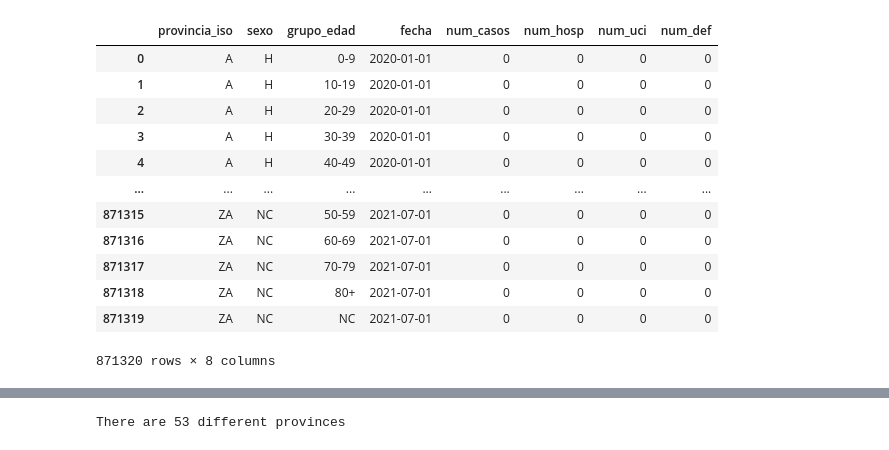
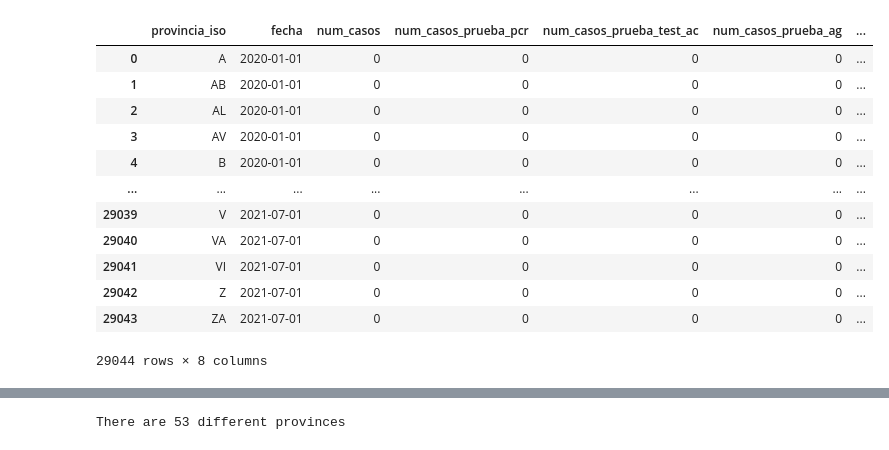
Before and after one commit to Pierre-mulliez1/predict_covid, a Jupyter notebook: EDA.ipynb, the cells around one changed output, grey strips where cells are left out. Saved outputs shown, nothing was run; the diff lists cells and outputs as text; code cells hidden in the pictures.

```diff
--- a/EDA.ipynb
+++ b/EDA.ipynb
@@ -18,22 +18,22 @@ df2 = pd.read_csv(DATA_PATH, parse_dates=["fecha"])
 #check origin file
 #DATA_PATH = os.path.join(DIRECTORY_WHERE_THIS_FILE_IS, "data/movement.xls")
 #df3 = pd.read_excel(DATA_PATH)
-# %%
-df2
-# %% [output]
-|  | provincia_iso | sexo | grupo_edad | fecha | num_casos | num_hosp | num_uci | num_def |
-| 0 | A | H | 0-9 | 2020-01-01 | 0 | 0 | 0 | 0 |
-| 1 | A | H | 10-19 | 2020-01-01 | 0 | 0 | 0 | 0 |
-| 2 | A | H | 20-29 | 2020-01-01 | 0 | 0 | 0 | 0 |
-| 3 | A | H | 30-39 | 2020-01-01 | 0 | 0 | 0 | 0 |
-| 4 | A | H | 40-49 | 2020-01-01 | 0 | 0 | 0 | 0 |
-| ... | ... | ... | ... | ... | ... | ... | ... | ... |
-| 871315 | ZA | NC | 50-59 | 2021-07-01 | 0 | 0 | 0 | 0 |
-| 871316 | ZA | NC | 60-69 | 2021-07-01 | 0 | 0 | 0 | 0 |
-| 871317 | ZA | NC | 70-79 | 2021-07-01 | 0 | 0 | 0 | 0 |
-| 871318 | ZA | NC | 80+ | 2021-07-01 | 0 | 0 | 0 | 0 |
-| 871319 | ZA | NC | NC | 2021-07-01 | 0 | 0 | 0 | 0 |
-871320 rows × 8 columns
+# %%
+df1
+# %% [output]
+|  | provincia_iso | fecha | num_casos | num_casos_prueba_pcr | num_casos_prueba_test_ac | num_casos_prueba_ag | ... |
+| 0 | A | 2020-01-01 | 0 | 0 | 0 | 0 | ... |
+| 1 | AB | 2020-01-01 | 0 | 0 | 0 | 0 | ... |
+| 2 | AL | 2020-01-01 | 0 | 0 | 0 | 0 | ... |
+| 3 | AV | 2020-01-01 | 0 | 0 | 0 | 0 | ... |
+| 4 | B | 2020-01-01 | 0 | 0 | 0 | 0 | ... |
+| ... | ... | ... | ... | ... | ... | ... | ... |
+| 29039 | V | 2021-07-01 | 0 | 0 | 0 | 0 | ... |
+| 29040 | VA | 2021-07-01 | 0 | 0 | 0 | 0 | ... |
+| 29041 | VI | 2021-07-01 | 0 | 0 | 0 | 0 | ... |
+| 29042 | Z | 2021-07-01 | 0 | 0 | 0 | 0 | ... |
+| 29043 | ZA | 2021-07-01 | 0 | 0 | 0 | 0 | ... |
+29044 rows × 8 columns
 # %%
 #Merging
 complete_df = pd.merge(df1, df2, how='left', on=['provincia_iso','fecha'])
```
Also changed, not shown: parts of 6 cells of this notebook, 3 other files.
